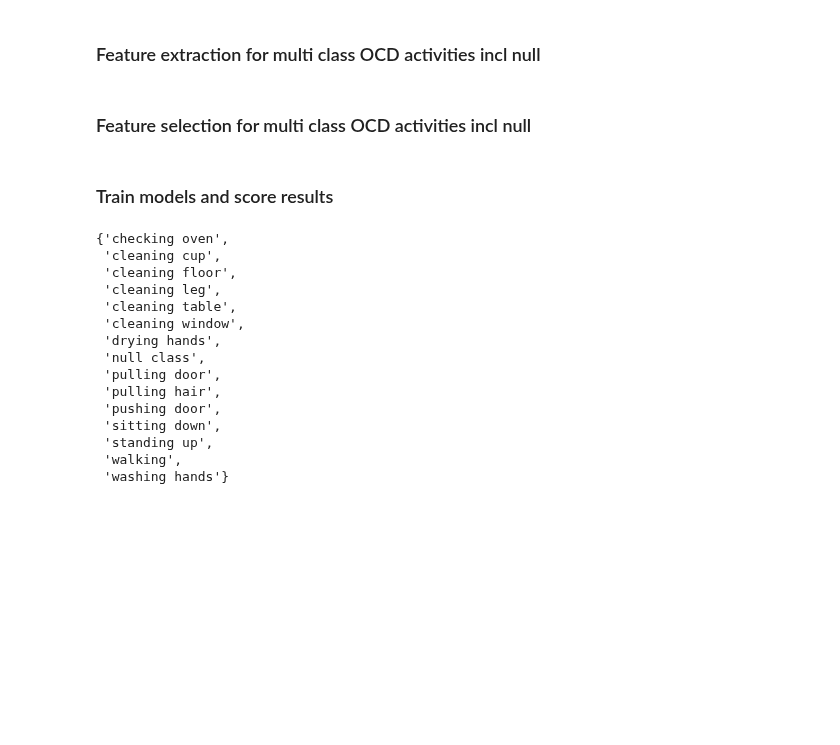
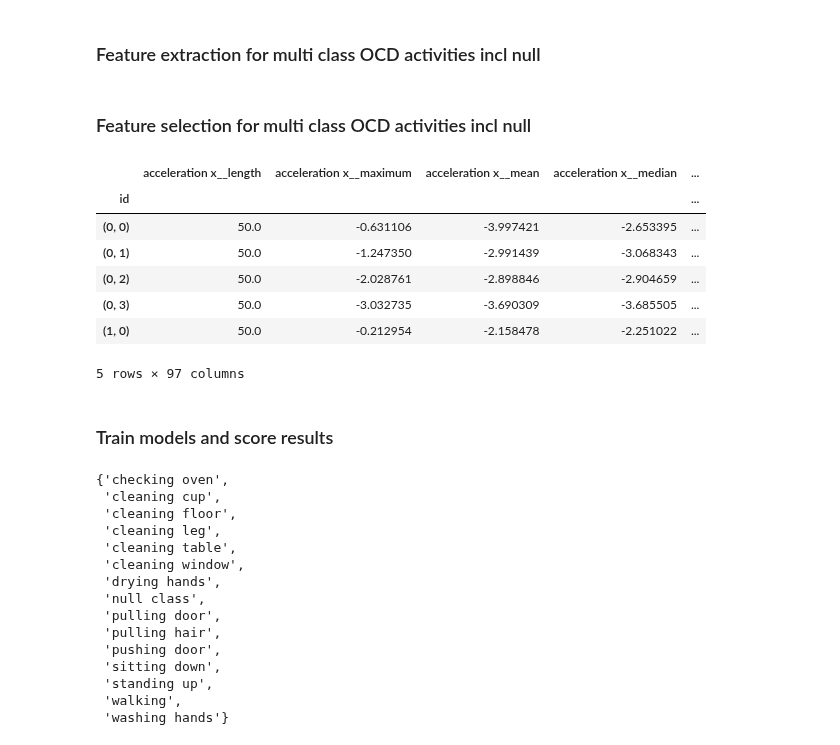
Before and after one commit to mp-mental-health-2020/mp-mental-health-2020, a Jupyter notebook: src/experiments/Supervised Classification.ipynb, the cells around one changed output. Drawn from its saved outputs; the diff is of its cells as text; code cells hidden in the pictures; blank space fills up the shorter version.

```diff
--- a/src/experiments/Supervised Classification.ipynb
+++ b/src/experiments/Supervised Classification.ipynb
@@ -31,7 +32,7 @@ sample_rate = 50
 
 experiment_dir_path = "../../data/phyphox/full recordings/"
 experiment_dirs = get_sub_directories(experiment_dir_path)
-use_indoor = False
+use_indoor = True
 window_size = 50
 # MinimalFCParameters, ComprehensiveFCParameters, EfficientFCParameters
 feature_calculation_setting = MinimalFCParameters()
@@ -51,8 +52,12 @@ plot_duration_histogram(null_chunks["right"])
 # we need to do this to be able to extract time series features later
 # Preprocess data
 
-
+"""
 if use_indoor:
     chunks_ocd, chunks_null_class = preprocess_chunks_for_null_test_with_indoor(chunks, null_chunks)
 else:
     chunks_ocd, chunks_null_class = preprocess_chunks_for_null_test(chunks, null_chunks)
+"""
+
+if use_indoor:
+    chunks_ocd, chunks_null_class = preprocess_chunks_for_multiclass_test(chunks, null_chunks, y)
@@ -224,9 +229,20 @@ assert set(labels_multi_class_classification) == {'checking oven',
 # %% [markdown]
 ### Feature extraction for multi class OCD activities incl null
 # %%
-X_multi_class_classification = extract_timeseries_features(mulit_class_df, use_indoor=use_indoor, feature_set_config=feature_calculation_setting)
+X_multi_class_classification = extract_timeseries_features(mulit_class_df, use_indoor=True, feature_set_config=feature_calculation_setting)
 # %% [markdown]
 ### Feature selection for multi class OCD activities incl null
+# %%
+X_multi_class_classification.head()
+# %% [output]
+|  | acceleration x__length | acceleration x__maximum | acceleration x__mean | acceleration x__median | ... |
+| id |  |  |  |  | ... |
+| (0, 0) | 50.0 | -0.631106 | -3.997421 | -2.653395 | ... |
+| (0, 1) | 50.0 | -1.247350 | -2.991439 | -3.068343 | ... |
+| (0, 2) | 50.0 | -2.028761 | -2.898846 | -2.904659 | ... |
+| (0, 3) | 50.0 | -3.032735 | -3.690309 | -3.685505 | ... |
+| (1, 0) | 50.0 | -0.212954 | -2.158478 | -2.251022 | ... |
+5 rows × 97 columns
 # %%
 impute(X_multi_class_classification)
 X_multi_class_classification_selected = select_features(X_multi_class_classification, labels_multi_class_classification)
```
Also changed, not shown: parts of 6 cells of this notebook, 3 other files.
